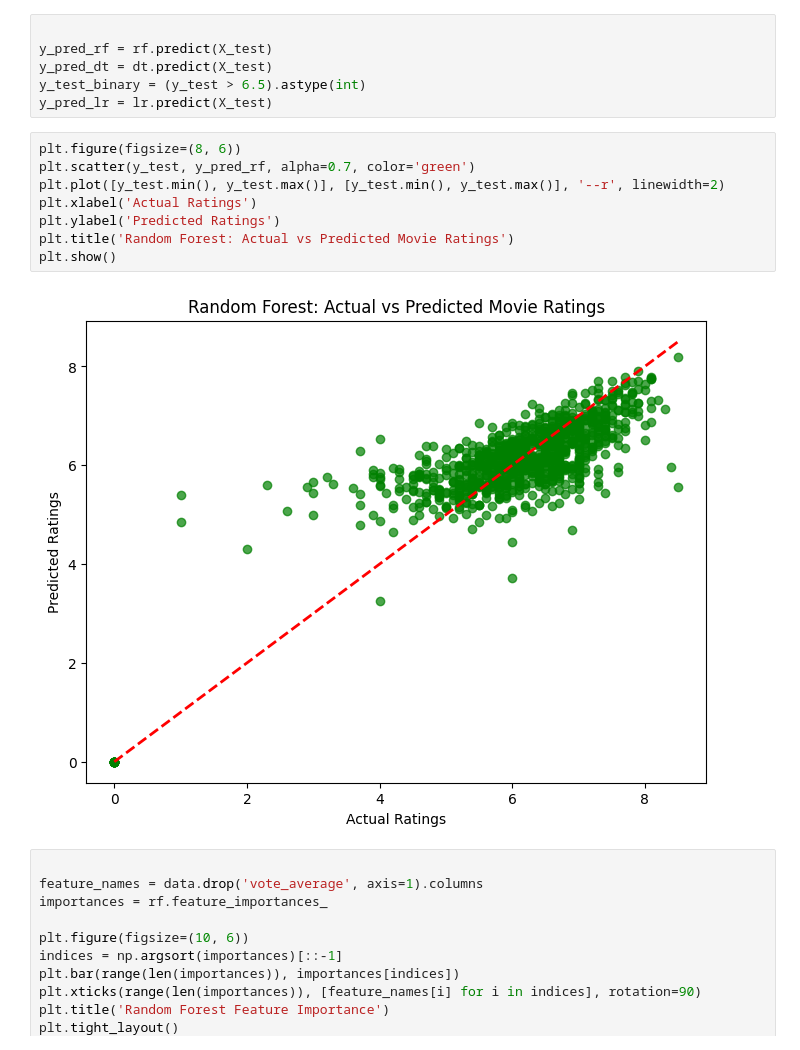
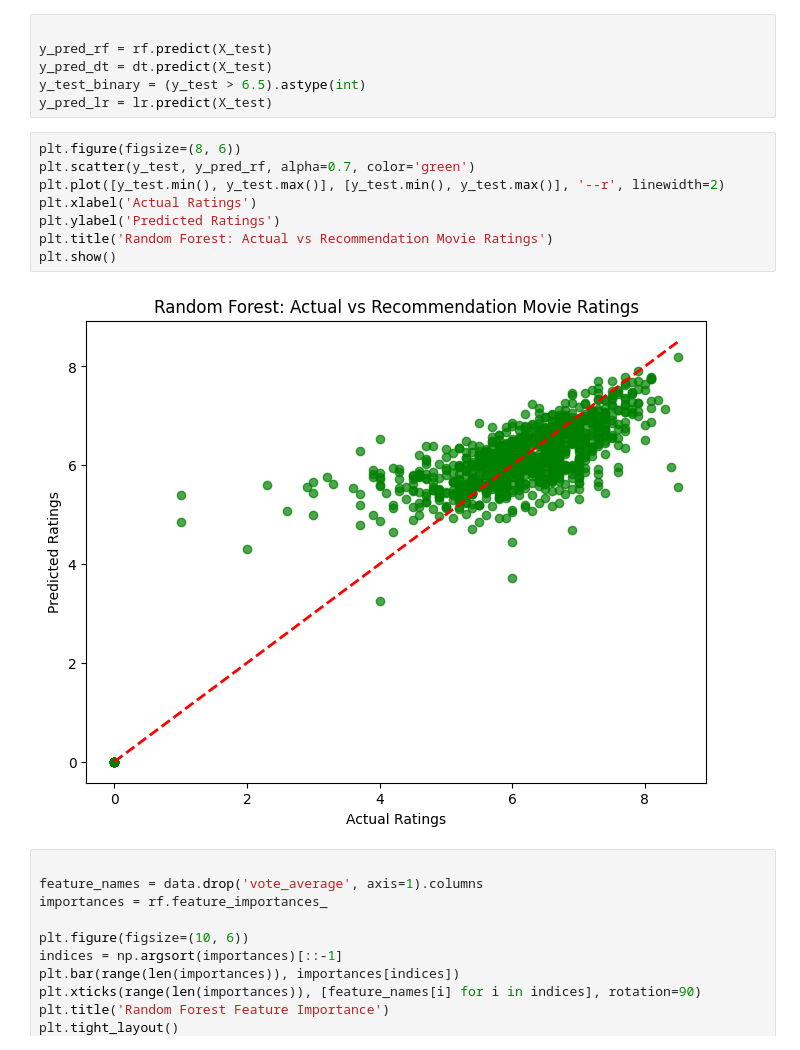
Before and after one commit to leazi99/Movie-recomendation-system, a Jupyter notebook: Untitled.ipynb, the cells around one changed output. Saved outputs shown, nothing was run; the diff lists cells and outputs as text.

```diff
--- a/Untitled.ipynb
+++ b/Untitled.ipynb
@@ -434,13 +434,13 @@ y_pred_lr = lr.predict(X_test)
 # %%
 plt.figure(figsize=(8, 6))
 plt.scatter(y_test, y_pred_rf, alpha=0.7, color='green')
 plt.plot([y_test.min(), y_test.max()], [y_test.min(), y_test.max()], '--r', linewidth=2)
 plt.xlabel('Actual Ratings')
 plt.ylabel('Predicted Ratings')
-plt.title('Random Forest: Actual vs Predicted Movie Ratings')
+plt.title('Random Forest: Actual vs Recommendation Movie Ratings')
 plt.show()
 # %% [output]
-[figure, old version]
+[figure, new version]
 # %%
 
 feature_names = data.drop('vote_average', axis=1).columns
```
Also changed, not shown: parts of 6 cells of this notebook, 1 other file.
